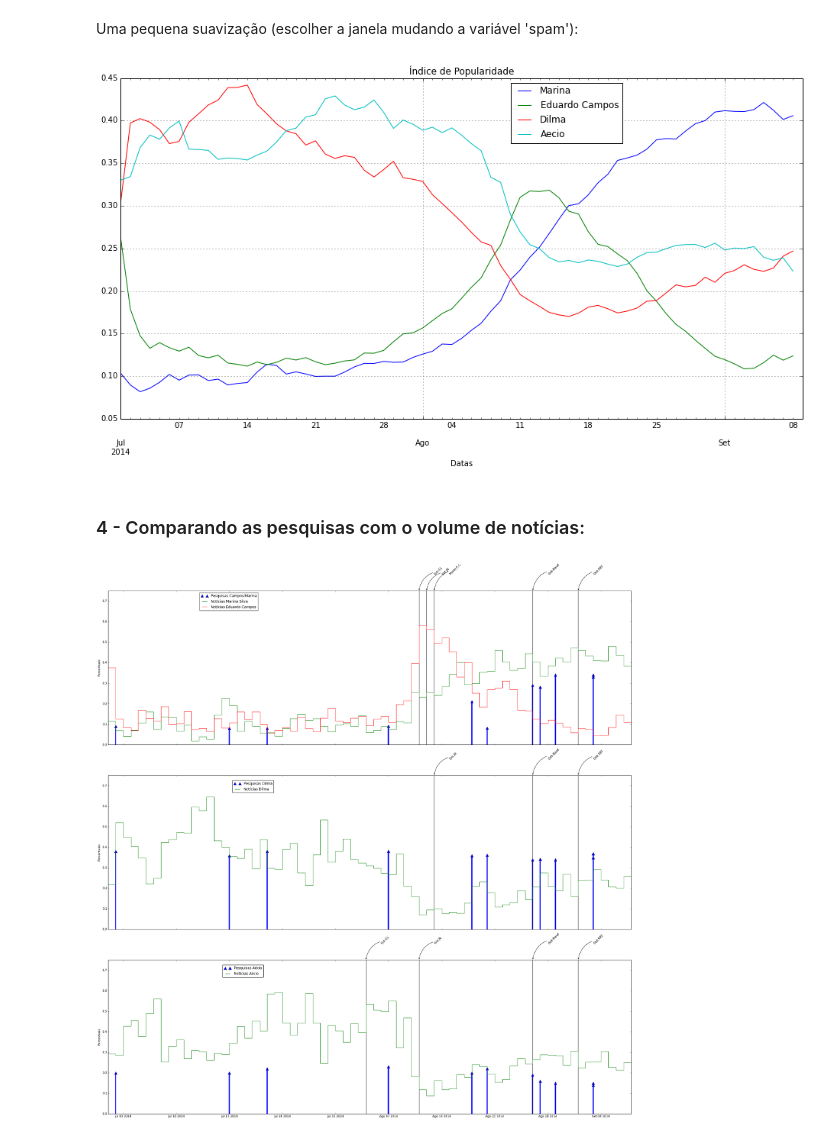
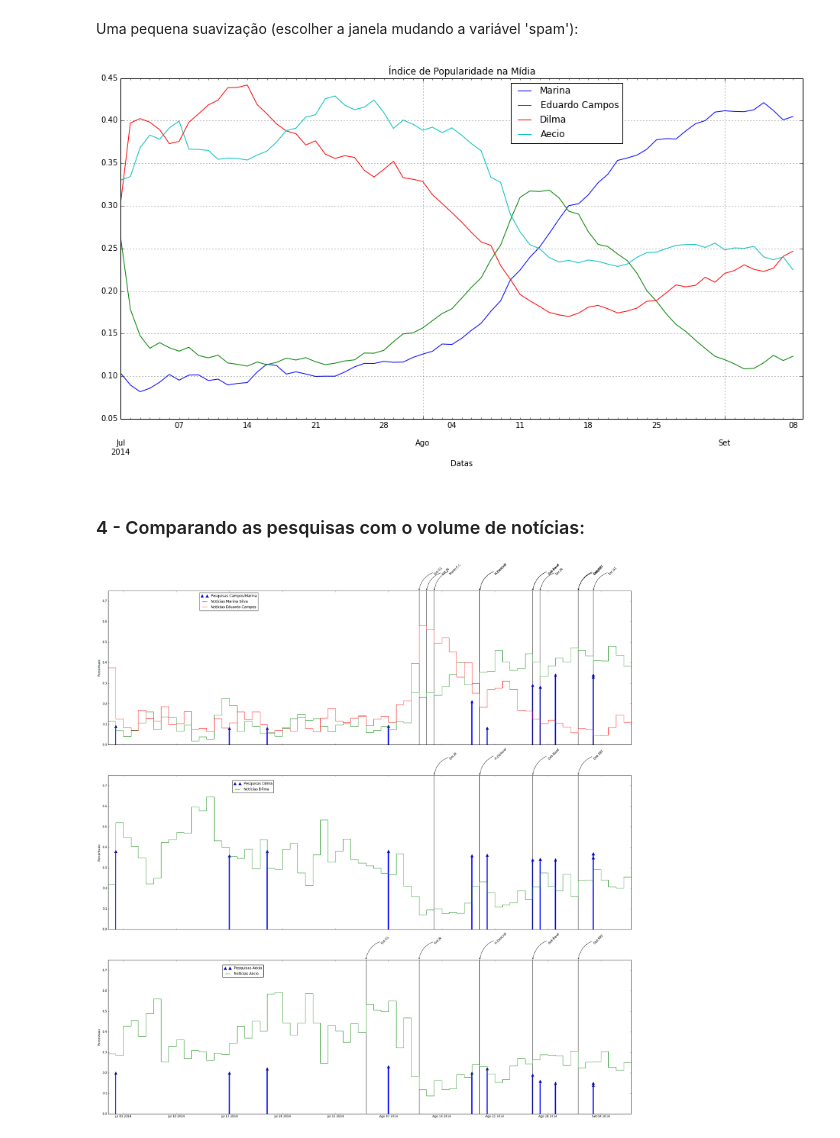
Before and after one commit to fccoelho/analisaMC, a Jupyter notebook: pesquisas_eleitorais.ipynb, the cells around one changed output. Saved outputs shown, nothing was run; the diff lists cells and outputs as text; code cells hidden in the pictures.

Commit message:
Adding some events to the timeline

```diff
--- a/pesquisas_eleitorais.ipynb
+++ b/pesquisas_eleitorais.ipynb
@@ -147,15 +147,16 @@ ax.legend(bbox_to_anchor=(0.3, 0.8),bbox_transform=plt.gcf().transFigure)
 # %% [markdown]
 ### 2 - Criando um Dataframe com as datas de entrevistas e debates na TV
 # %%
-datas_evento = pd.Series([dt.date(2014,8,11),dt.date(2014,8,12),dt.date(2014,8,13),dt.date(2014,9,3),dt.date(2014,8,11),
-                dt.date(2014,8,4),dt.date(2014,9,1),dt.date(2014,9,1),dt.date(2014,8,26),dt.date(2014,8,13),
-                dt.date(2014,6,2),dt.date(2014,5,26)])
+datas_evento = pd.Series([dt.date(2014,8,11),dt.date(2014,8,12),dt.date(2014,8,13),dt.date(2014,9,3),
+                          dt.date(2014,8,11),dt.date(2014,8,4),dt.date(2014,9,1),dt.date(2014,9,1),
+                          dt.date(2014,8,26),dt.date(2014,8,13),dt.date(2014,6,2),dt.date(2014,5,26),
+                          dt.date(2014,8,27),dt.date(2014,8,19)])
 
 entrevistados = [u'Aécio Neves',u'Eduardo Campos',u'Dilma Roussef',u'Marina Silva',u'Eduardo Campos',u'Aécio Neves',
-                 u'Marina Silva', 'Todos','Todos','Eduardo Campos',u'Aécio Neves','Eduardo Campos']
+                 u'Marina Silva', 'Todos','Todos','Eduardo Campos',u'Aécio Neves','Eduardo Campos',u'Marina Silva','Todos']
 
-evento = ['Ent.JN','Ent.JN','Ent.JN','Ent.G1','Ent.G1','Ent.G1','Ent.JG',
-          'Deb.SBT','Deb.Band','Morte E.C.','Ent.RV','Ent.RV']
+evento = ['Ent.JN','Ent.JN','Ent.JN','Ent.G1','Ent.G1','Ent.G1','Ent.JG','Deb.SBT',
+          'Deb.Band','Morte E.C.','Ent.RV','Ent.RV','Ent.JN','H.Eleitoral']
 
 df_debates = pd.DataFrame({u'Candidato':entrevistados, u'Evento':evento}, index=datas_evento)
 df_debates.index.name = 'Datas'
@@ -365,10 +368,10 @@ df_media3.plot(ax=ax);
 #ax.vlines(df_pesquisas.index+datetime.timedelta(1), 0, df_pesquisas['Dilma'],lw=4, color='r');
 #ax.vlines(df_pesquisas.index-datetime.timedelta(1), 0, df_pesquisas[u'Aécio'],lw=4, color='b');
 ax.legend(bbox_to_anchor=(0.70, 0.9),bbox_transform=plt.gcf().transFigure);
-ax.set_title(u"Índice de Popularidade");
+ax.set_title(u"Índice de Popularidade na Mídia");
 fig.savefig("Volume_relativo_smooth_14.png", dpi=300)
 # %% [output]
-[figure, old version]
+[figure, new version]
 # %% [markdown]
 ### 4 - Comparando as pesquisas com o volume de notícias:
 # %%
@@ -397,32 +400,32 @@ ax[0].vlines(df_pesquisas.index, 0, df_pesquisas['Campos-Marina'],lw=4, color='b
 ax[0].step(df_media2.index,df_media2['Marina'],where='post', label=u'Notícias Marina Silva')
 ax[0].step(df_media2.index,df_media2['Eduardo Campos'],where='post', label=u'Notícias Eduardo Campos')
 ax[0].set_ylim(0,0.75)
 ax[0].set_ylabel('Percentuais')
 ax[0].legend(bbox_to_anchor=(0.35, 0.9),bbox_transform=plt.gcf().transFigure)
 plt.setp(ax[0].get_xticklabels(), visible=False)
-#anota_evento(u'Marina Silva', ax[0], df_debates)
+anota_evento(u'Marina Silva', ax[0], df_debates)
 anota_evento(u'Eduardo Campos', ax[0], df_debates)
 
 #df_pesquisas2['Dilma'].plot(ax=ax[1], label=u'Pesquisas Dilma')
 ax[1].plot(df_pesquisas.index, df_pesquisas['Dilma'],'^',markersize=10, label='Pesquisas Dilma');
 ax[1].vlines(df_pesquisas.index, 0, df_pesquisas['Dilma'],lw=4, color='b');
 #df_media2['Dilma'].plot(ax=ax[1], label=u'Notícias Dilma')
 ax[1].step(df_media2.index,df_media2['Dilma'],where='post', label=u'Notícias Dilma')
 ax[1].set_ylim(0,0.75)
 ax[1].set_ylabel('Percentuais')
 ax[1].legend(bbox_to_anchor=(0.32, 0.98))
 plt.setp(ax[1].get_xticklabels(), visible=False)
 anota_evento(u'Dilma Roussef', ax[1], df_debates)
 
 #df_pesquisas2[u'Aécio'].plot(ax=ax[2], label=u'Pesquisas Aécio')
 ax[2].plot(df_pesquisas.index, df_pesquisas[u'Aécio'],'^',markersize=10, label=u'Pesquisas Aécio');
 ax[2].vlines(df_pesquisas.index, 0, df_pesquisas[u'Aécio'],lw=4, color='b');
 #df_media2[u'Aecio'].plot(ax=ax[2], label=u'Notícias Aécio')
 ax[2].step(df_media2.index,df_media2['Aecio'],where='post', label=u'Notícias Aécio')
 ax[2].set_ylim(0,0.75)
 ax[2].set_ylabel('Percentuais')
 ax[2].legend(bbox_to_anchor=(0.3, 0.98))
 anota_evento(u'Aécio Neves', ax[2], df_debates)
 fig.savefig("Noticias_pesquisas_eventos.png",dpi=300)
 # %% [output]
-[figure, old version]
+[figure, new version]
```
Also changed, not shown: parts of 3 cells of this notebook.
